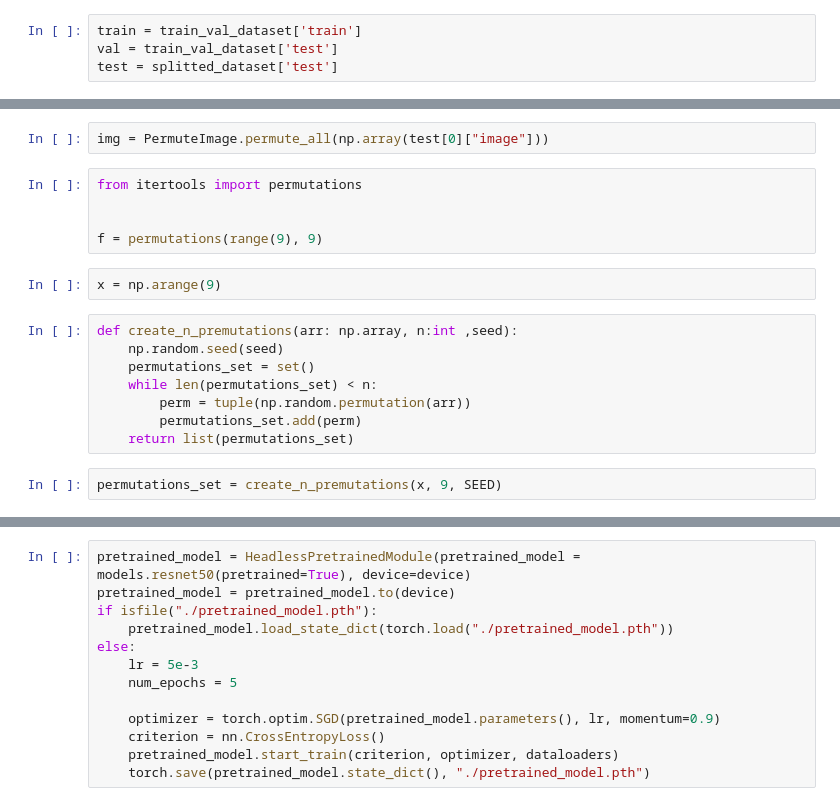
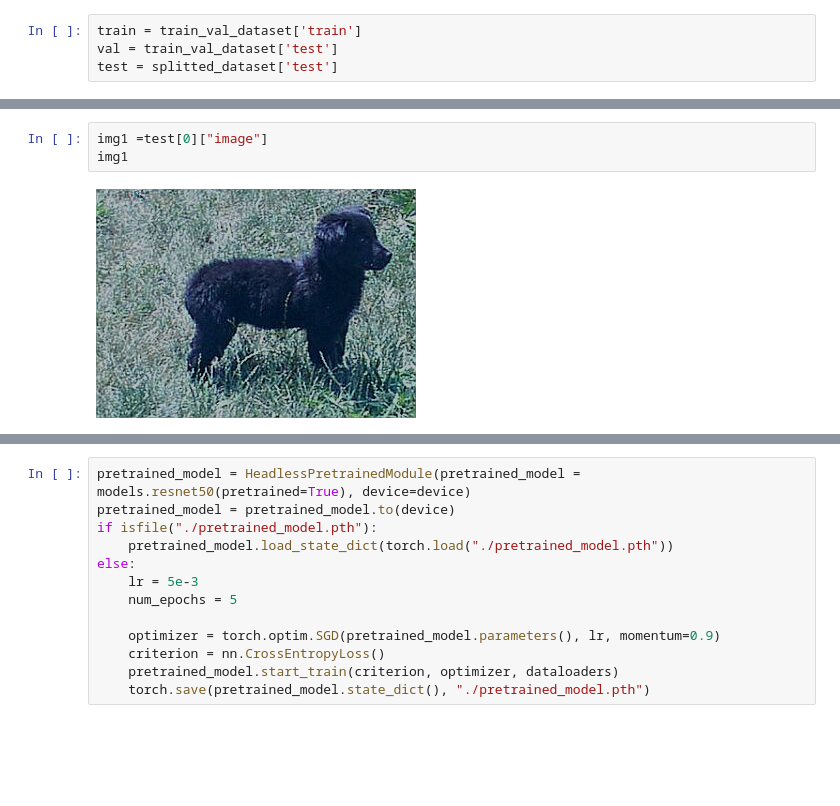
Before and after one commit to itayshap/MLDS-Final-Project, a Jupyter notebook: playground.ipynb, the cells around one changed output, grey strips where cells are left out. Drawn from its saved outputs; the diff is of its cells as text; blank space fills up the shorter version.

```diff
--- a/playground.ipynb
+++ b/playground.ipynb
@@ -45,19 +53,5 @@ test = splitted_dataset['test']
 # %%
-img = PermuteImage.permute_all(np.array(test[0]["image"]))
+img1 =test[0]["image"]
+img1
+# %% [output]
+[figure, added]
-# %%
-from itertools import permutations
-
-
-f = permutations(range(9), 9)
-# %%
-x = np.arange(9)
-# %%
-def create_n_premutations(arr: np.array, n:int ,seed):
-    np.random.seed(seed)
-    permutations_set = set()
-    while len(permutations_set) < n:
-        perm = tuple(np.random.permutation(arr))
-        permutations_set.add(perm)
-    return list(permutations_set)
-# %%
-permutations_set = create_n_premutations(x, 9, SEED)
```
Also changed, not shown: parts of 42 cells of this notebook.
